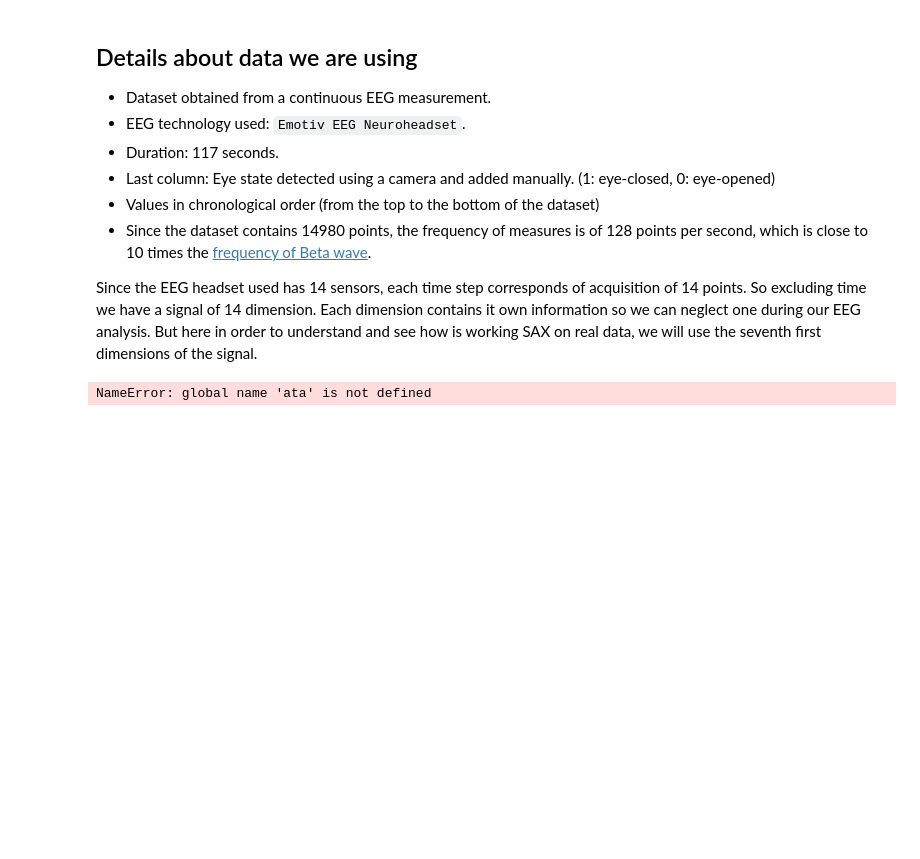
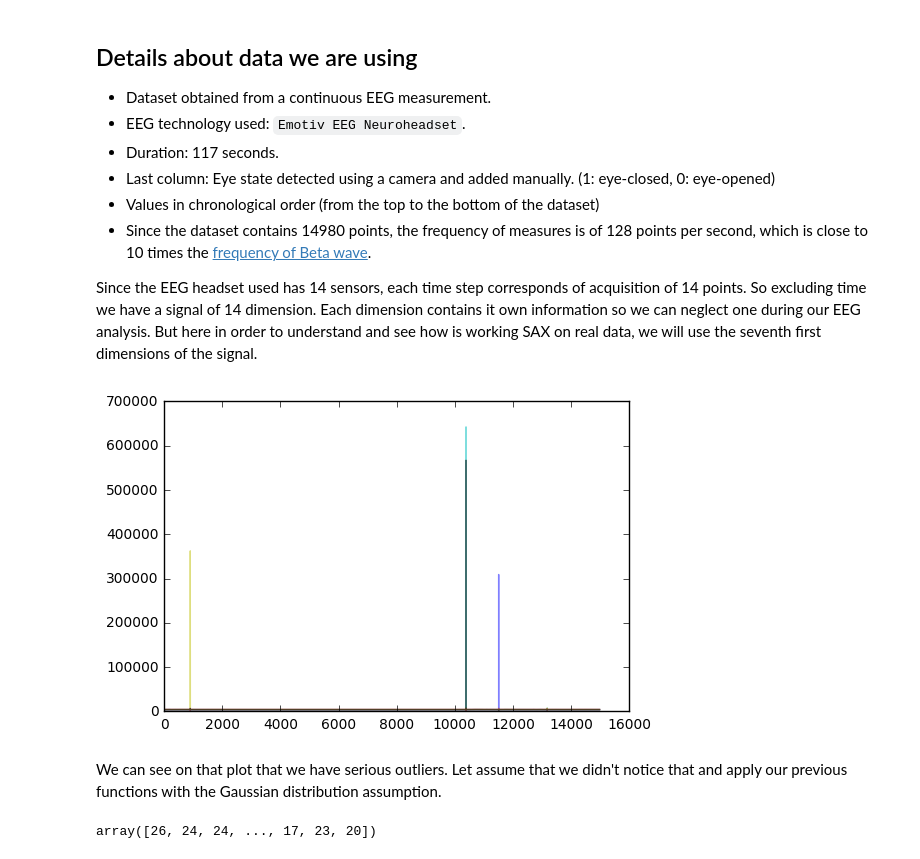
Before and after one commit to TimeSeriesAnalysis/EEGAnalysis, a Jupyter notebook: ipnb/Static SAX tutorial.ipynb, the cells around one changed output. Drawn from its saved outputs; the diff is of its cells as text; code cells hidden in the pictures; blank space fills up the shorter version.

```diff
--- a/ipnb/Static SAX tutorial.ipynb
+++ b/ipnb/Static SAX tutorial.ipynb
@@ -139,9 +137,16 @@ Since the EEG headset used has 14 sensors, each time step corresponds of acquisi
 # %%
 data = np.genfromtxt("../data/EEG_Eye_State.arff", comments = "@", delimiter = ",")
 data = data.T
 eeg = data[:7,:]
-test = clean_outliers(eeg, 1)
-#X = eeg.drop(eeg.columns[-1],1)
-#X = X.apply(clean_outlier)
+
+for rows in eeg :
+    plt.plot(range(eeg.shape[1]), rows, alpha = 0.5)
 # %% [output]
-NameError: global name 'ata' is not defined
+[figure, added]
+# %% [markdown]
+We can see on that plot that we have serious outliers. Let assume that we didn't notice that and apply our previous functions with the Gaussian distribution assumption.
+# %%
+SAX = sax_transform(eeg, 1498, 30, False)
+SAX[6,:]
+# %% [output]
+array([26, 24, 24, ..., 17, 23, 20])
```
Also changed, not shown: parts of 3 cells of this notebook.
